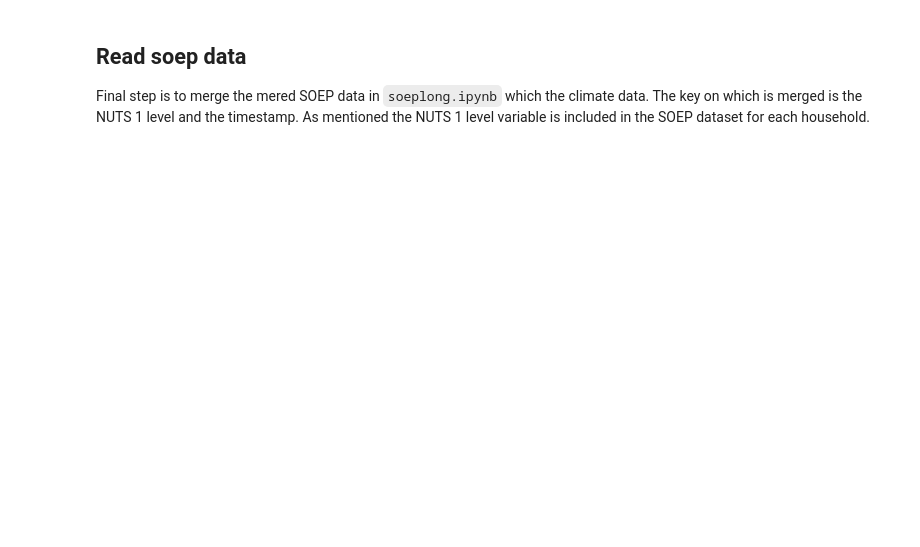
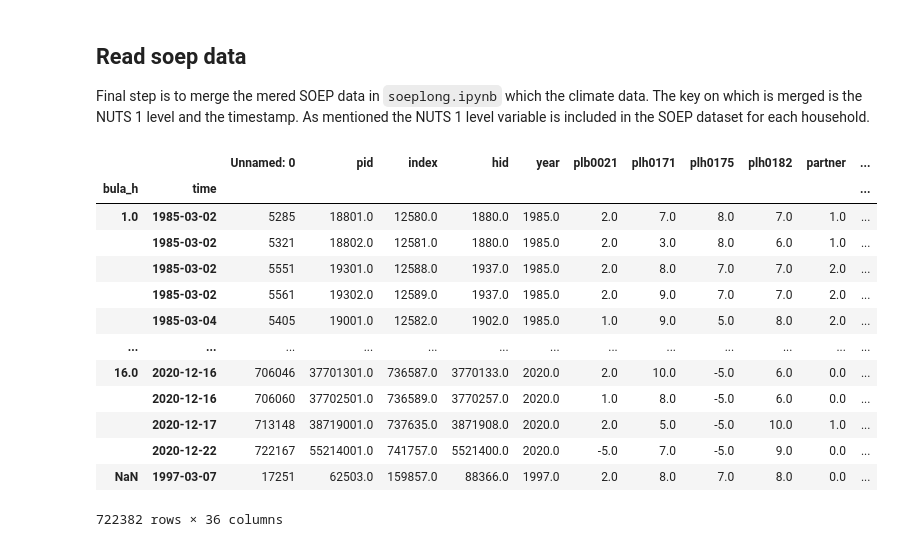
Before and after one commit to marcosousapoza/swb-temperature, a Jupyter notebook: weathermerge.ipynb, the cells around one changed output. Saved outputs shown, nothing was run; the diff lists cells and outputs as text; code cells hidden in the pictures; blank space fills up the shorter version.

```diff
--- a/weathermerge.ipynb
+++ b/weathermerge.ipynb
@@ -119,0 +120,6 @@ weather.head()
+# %%
+# after aggregation we need to reset the multiindex
+weather.columns = weather.columns.map(
+    lambda x: x[0] + '-' + x[1] if x[0] == 'tavg' else x[0]
+)
+weather
@@ -129,10 +150,27 @@ soep = pd.read_csv('./prod/soeplong.csv')
 soep['time'] = pd.to_datetime(soep['time'])
 soep.set_index(['bula_h', 'time'], inplace=True)
 # join and drop nan values
-soep = soep.join(weather).dropna()
+soep = soep.join(weather)
 
 # free up some memory
 del weather
 
 # save dataset
 soep.to_csv('./prod/data.csv')
+# %%
+soep
+# %% [output]
+|  |  | Unnamed: 0 | pid | index | hid | year | plb0021 | plh0171 | plh0175 | plh0182 | partner | ... |
+| bula_h | time |  |  |  |  |  |  |  |  |  |  | ... |
+| 1.0 | 1985-03-02 | 5285 | 18801.0 | 12580.0 | 1880.0 | 1985.0 | 2.0 | 7.0 | 8.0 | 7.0 | 1.0 | ... |
+|  | 1985-03-02 | 5321 | 18802.0 | 12581.0 | 1880.0 | 1985.0 | 2.0 | 3.0 | 8.0 | 6.0 | 1.0 | ... |
+|  | 1985-03-02 | 5551 | 19301.0 | 12588.0 | 1937.0 | 1985.0 | 2.0 | 8.0 | 7.0 | 7.0 | 2.0 | ... |
+|  | 1985-03-02 | 5561 | 19302.0 | 12589.0 | 1937.0 | 1985.0 | 2.0 | 9.0 | 7.0 | 7.0 | 2.0 | ... |
+|  | 1985-03-04 | 5405 | 19001.0 | 12582.0 | 1902.0 | 1985.0 | 1.0 | 9.0 | 5.0 | 8.0 | 2.0 | ... |
+| ... | ... | ... | ... | ... | ... | ... | ... | ... | ... | ... | ... | ... |
+| 16.0 | 2020-12-16 | 706046 | 37701301.0 | 736587.0 | 3770133.0 | 2020.0 | 2.0 | 10.0 | -5.0 | 6.0 | 0.0 | ... |
+|  | 2020-12-16 | 706060 | 37702501.0 | 736589.0 | 3770257.0 | 2020.0 | 1.0 | 8.0 | -5.0 | 6.0 | 0.0 | ... |
+|  | 2020-12-17 | 713148 | 38719001.0 | 737635.0 | 3871908.0 | 2020.0 | 2.0 | 5.0 | -5.0 | 10.0 | 1.0 | ... |
+|  | 2020-12-22 | 722167 | 55214001.0 | 741757.0 | 5521400.0 | 2020.0 | -5.0 | 7.0 | -5.0 | 9.0 | 0.0 | ... |
+| NaN | 1997-03-07 | 17251 | 62503.0 | 159857.0 | 88366.0 | 1997.0 | 2.0 | 8.0 | 7.0 | 8.0 | 0.0 | ... |
+722382 rows × 36 columns
```
Also changed, not shown: parts of 4 cells of this notebook, 4 other files.
